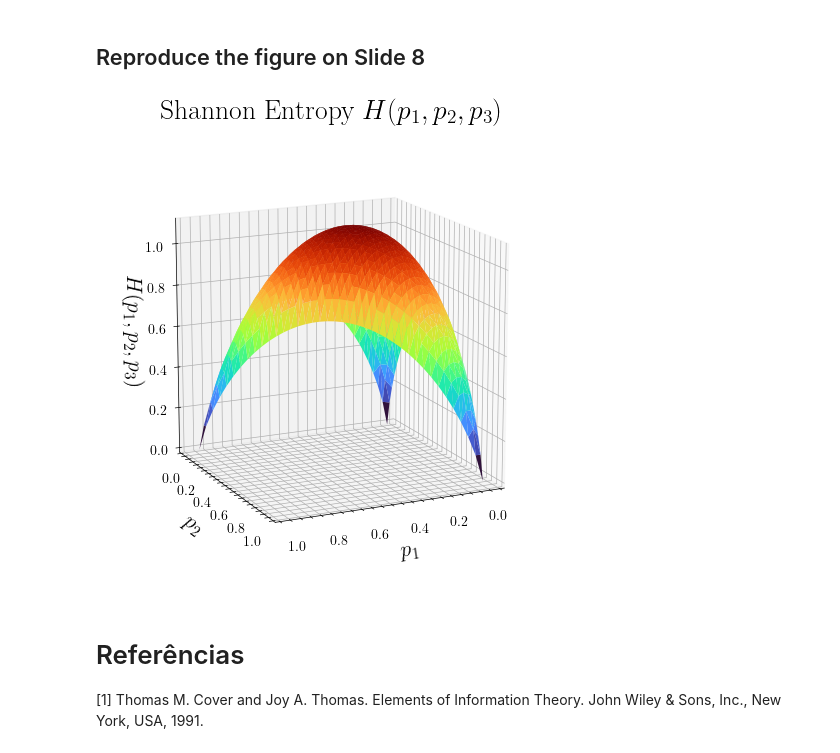
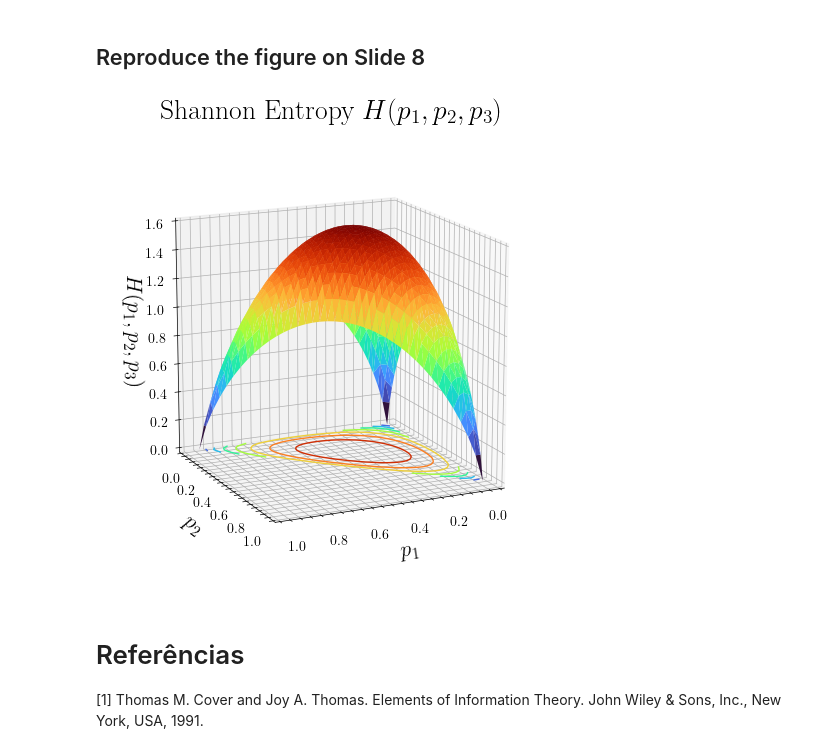
Before and after one commit to silasabs/TIC, a Jupyter notebook: 1. Intro Entropy.ipynb, the cells around one changed output. Cells and saved outputs as stored; diff of their text form; code cells hidden in the pictures.

```diff
--- a/1. Intro Entropy.ipynb
+++ b/1. Intro Entropy.ipynb
@@ -169,13 +169,13 @@ def shannon_entropy(p1, p2):
     p3 = 1 - p1 - p2
     if p3 < 0 or p1 < 0 or p2 < 0:
         return np.nan
-    return -sum(p * np.log(p) for p in [p1, p2, p3] if p > 0)
+    return -sum(p * np.log2(p) for p in [p1, p2, p3] if p > 0)
 # %% [markdown]
 ## Simplex Surface Plot
 # %%
 # Defines the bounds and implied region
-x = np.linspace(0, 1, 100)
-y = np.linspace(0, 1, 100)
+x = np.linspace(0, 1, 200)
+y = np.linspace(0, 1, 200)
 X, Y = np.meshgrid(x, y)
 Z = 1 - X - Y
 
@@ -197,7 +197,7 @@ fig = plt.figure(figsize=(7, 6))
 ax = fig.add_subplot(111, projection='3d')
 
 # Colorized surface
-surf = ax.plot_surface(X, Y, Z, facecolors=cm.coolwarm(norm(colors)), antialiased=True)
+surf = ax.plot_surface(X, Y, Z, facecolors=plt.cm.coolwarm(norm(colors)), antialiased=True)
 
 ax.set_xlabel('$p_2$', fontsize=13)
 ax.set_ylabel('$p_1$', fontsize=13)
@@ -212,31 +212,32 @@ ax.view_init(elev=20, azim=30)
 # %%
 p1 = np.linspace(0, 1, 40)
 p2 = np.linspace(0, 1, 40)
 P1, P2 = np.meshgrid(p1, p2)
 H = np.zeros(P1.shape)
 
 # get the entropy values
 for i in range(P1.shape[0]):
     for j in range(P1.shape[1]):
         H[i, j] = shannon_entropy(P1[i, j], P2[i, j])
 
 # get a valid points mask
 mask = P1 + P2 <= 1
 
 fig = plt.figure(figsize=(7, 6))
 ax = fig.add_subplot(111, projection='3d')
 
-ax.plot_trisurf(P1[mask], P2[mask], H[mask], cmap=cm.turbo, edgecolor='none')
+ax.plot_trisurf(P1[mask], P2[mask], H[mask], cmap='turbo', edgecolor='none')
+ax.contour(P1, P2, H, zdir='z', offset=0, cmap='turbo')
 
 ax.set_xlabel('$p_1$', fontsize=16)
 ax.set_ylabel('$p_2$', fontsize=16)
 ax.set_zlabel('$H(p_1, p_2, p_3)$', fontsize=16)
 ax.set_title('Shannon Entropy $H(p_1, p_2, p_3)$', fontsize=20)
 
 ax.set_box_aspect([1, 1, 1], zoom=0.90)
 ax.view_init(elev=15, azim=65)
 # %% [output]
-[figure, old version]
+[figure, new version]
 # %% [markdown]
 # Referências
 
```
